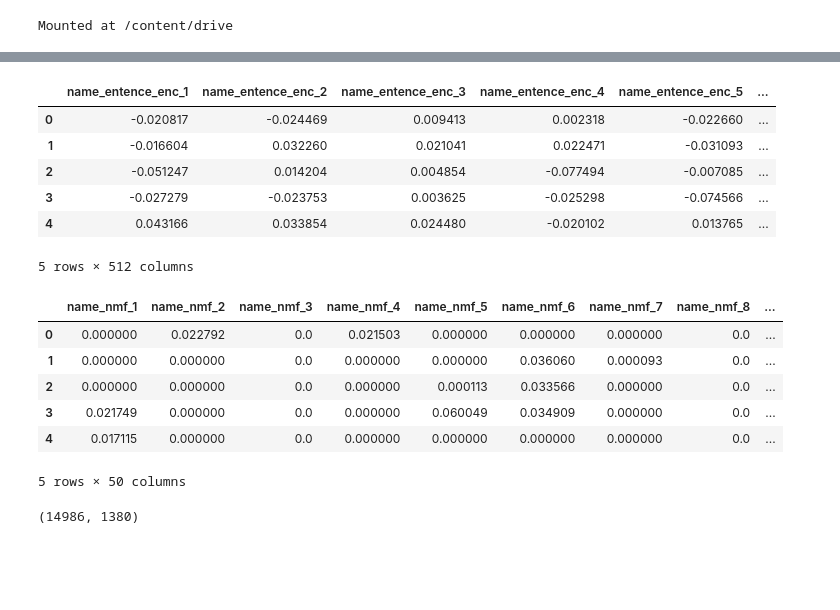
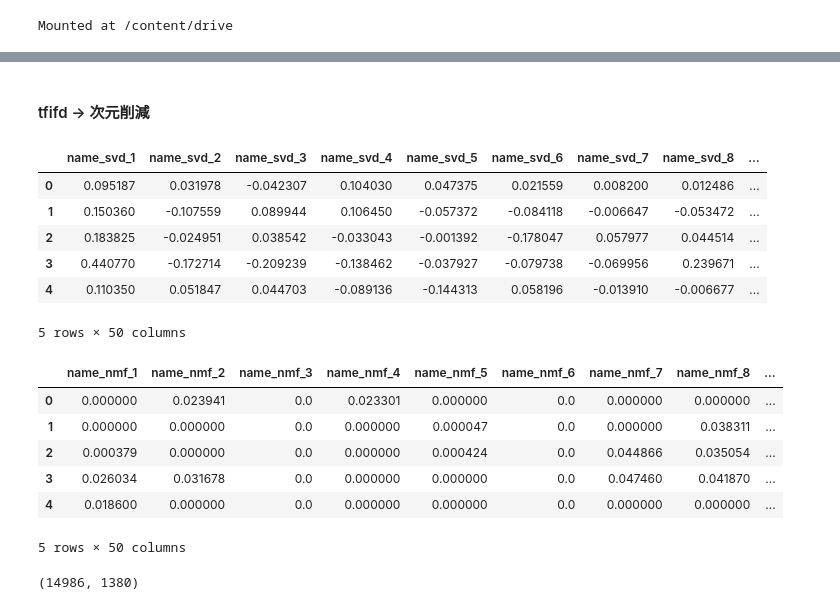
Before and after one commit to Shohei-Kinoshita/prob-space-accommodation-charge-prediction, a Jupyter notebook: notebooks/feature_enginnering_name.ipynb, the cells around one changed output, grey strips where cells are left out. Drawn from its saved outputs; the diff is of its cells as text; code cells hidden in the pictures; blank space fills up the shorter version.

```diff
--- a/notebooks/feature_enginnering_name.ipynb
+++ b/notebooks/feature_enginnering_name.ipynb
@@ -99,5 +99,0 @@ df_all_name = pd.concat([df_train[[COL_NAME]], df_test[[COL_NAME]]], axis=0).res
-# %%
-df_all_name[COL_CLEAN_TEXT] = df_all_name[COL_NAME].str.lower()
-# %%
-# df_all_name[COL_CLEAN_TEXT] = hero.lowercase(df_all_name[COL_NAME])
-df_all_name[COL_CLEAN_TEXT] = df_all_name[COL_CLEAN_TEXT].apply(remove_symbol)
@@ -153,13 +145,5 @@ df_name_sentence_enc = pd.DataFrame(data=features, columns=[f'name_entence_enc_{
-# %%
-df_name_sentence_enc.head()
-# %% [output]
-|  | name_entence_enc_1 | name_entence_enc_2 | name_entence_enc_3 | name_entence_enc_4 | name_entence_enc_5 | ... |
-| 0 | -0.020817 | -0.024469 | 0.009413 | 0.002318 | -0.022660 | ... |
-| 1 | -0.016604 | 0.032260 | 0.021041 | 0.022471 | -0.031093 | ... |
-| 2 | -0.051247 | 0.014204 | 0.004854 | -0.077494 | -0.007085 | ... |
-| 3 | -0.027279 | -0.023753 | 0.003625 | -0.025298 | -0.074566 | ... |
-| 4 | 0.043166 | 0.033854 | 0.024480 | -0.020102 | 0.013765 | ... |
-5 rows × 512 columns
+# %% [markdown]
+#### tfifd → 次元削減
 # %%
 tfidf_svd = Pipeline(steps=[
     ("TfidfVectorizer", TfidfVectorizer()),
@@ -171,21 +155,28 @@ tfidf_nmf = Pipeline(steps=[
     ('NMF', NMF(n_components=50, random_state=0))
 ])
 
-svd_features = tfidf_svd.fit_transform(df_all_name[COL_NAME])
-nmf_features = tfidf_nmf.fit_transform(df_all_name[COL_NAME])
+svd_features = tfidf_svd.fit_transform(df_all_name[COL_CLEAN_NAME])
+nmf_features = tfidf_nmf.fit_transform(df_all_name[COL_CLEAN_NAME])
 # %%
 df_name_svd = pd.DataFrame(data=svd_features, columns=[f'name_svd_{i + 1}' for i in range(svd_features.shape[1])])
 df_name_nmf = pd.DataFrame(data=nmf_features, columns=[f'name_nmf_{i + 1}' for i in range(nmf_features.shape[1])])
+display(df_name_svd.head())
+display(df_name_nmf.head())
+# %% [output]
+|  | name_svd_1 | name_svd_2 | name_svd_3 | name_svd_4 | name_svd_5 | name_svd_6 | name_svd_7 | name_svd_8 | ... |
+| 0 | 0.095187 | 0.031978 | -0.042307 | 0.104030 | 0.047375 | 0.021559 | 0.008200 | 0.012486 | ... |
+| 1 | 0.150360 | -0.107559 | 0.089944 | 0.106450 | -0.057372 | -0.084118 | -0.006647 | -0.053472 | ... |
+| 2 | 0.183825 | -0.024951 | 0.038542 | -0.033043 | -0.001392 | -0.178047 | 0.057977 | 0.044514 | ... |
+| 3 | 0.440770 | -0.172714 | -0.209239 | -0.138462 | -0.037927 | -0.079738 | -0.069956 | 0.239671 | ... |
+| 4 | 0.110350 | 0.051847 | 0.044703 | -0.089136 | -0.144313 | 0.058196 | -0.013910 | -0.006677 | ... |
+5 rows × 50 columns
+|  | name_nmf_1 | name_nmf_2 | name_nmf_3 | name_nmf_4 | name_nmf_5 | name_nmf_6 | name_nmf_7 | name_nmf_8 | ... |
+| 0 | 0.000000 | 0.023941 | 0.0 | 0.023301 | 0.000000 | 0.0 | 0.000000 | 0.000000 | ... |
+| 1 | 0.000000 | 0.000000 | 0.0 | 0.000000 | 0.000047 | 0.0 | 0.000000 | 0.038311 | ... |
+| 2 | 0.000379 | 0.000000 | 0.0 | 0.000000 | 0.000424 | 0.0 | 0.044866 | 0.035054 | ... |
+| 3 | 0.026034 | 0.031678 | 0.0 | 0.000000 | 0.000000 | 0.0 | 0.047460 | 0.041870 | ... |
+| 4 | 0.018600 | 0.000000 | 0.0 | 0.000000 | 0.000000 | 0.0 | 0.000000 | 0.000000 | ... |
+5 rows × 50 columns
-# %%
-df_name_nmf.head()
-# %% [output]
-|  | name_nmf_1 | name_nmf_2 | name_nmf_3 | name_nmf_4 | name_nmf_5 | name_nmf_6 | name_nmf_7 | name_nmf_8 | ... |
-| 0 | 0.000000 | 0.022792 | 0.0 | 0.021503 | 0.000000 | 0.000000 | 0.000000 | 0.0 | ... |
-| 1 | 0.000000 | 0.000000 | 0.0 | 0.000000 | 0.000000 | 0.036060 | 0.000093 | 0.0 | ... |
-| 2 | 0.000000 | 0.000000 | 0.0 | 0.000000 | 0.000113 | 0.033566 | 0.000000 | 0.0 | ... |
-| 3 | 0.021749 | 0.000000 | 0.0 | 0.000000 | 0.060049 | 0.034909 | 0.000000 | 0.0 | ... |
-| 4 | 0.017115 | 0.000000 | 0.0 | 0.000000 | 0.000000 | 0.000000 | 0.000000 | 0.0 | ... |
-5 rows × 50 columns
 # %%
 df_name_features = pd.concat([df_name_emb, df_name_sentence_enc, df_name_svd, df_name_nmf], axis=1)
 df_name_features.shape
```
Also changed, not shown: parts of 15 cells of this notebook.
